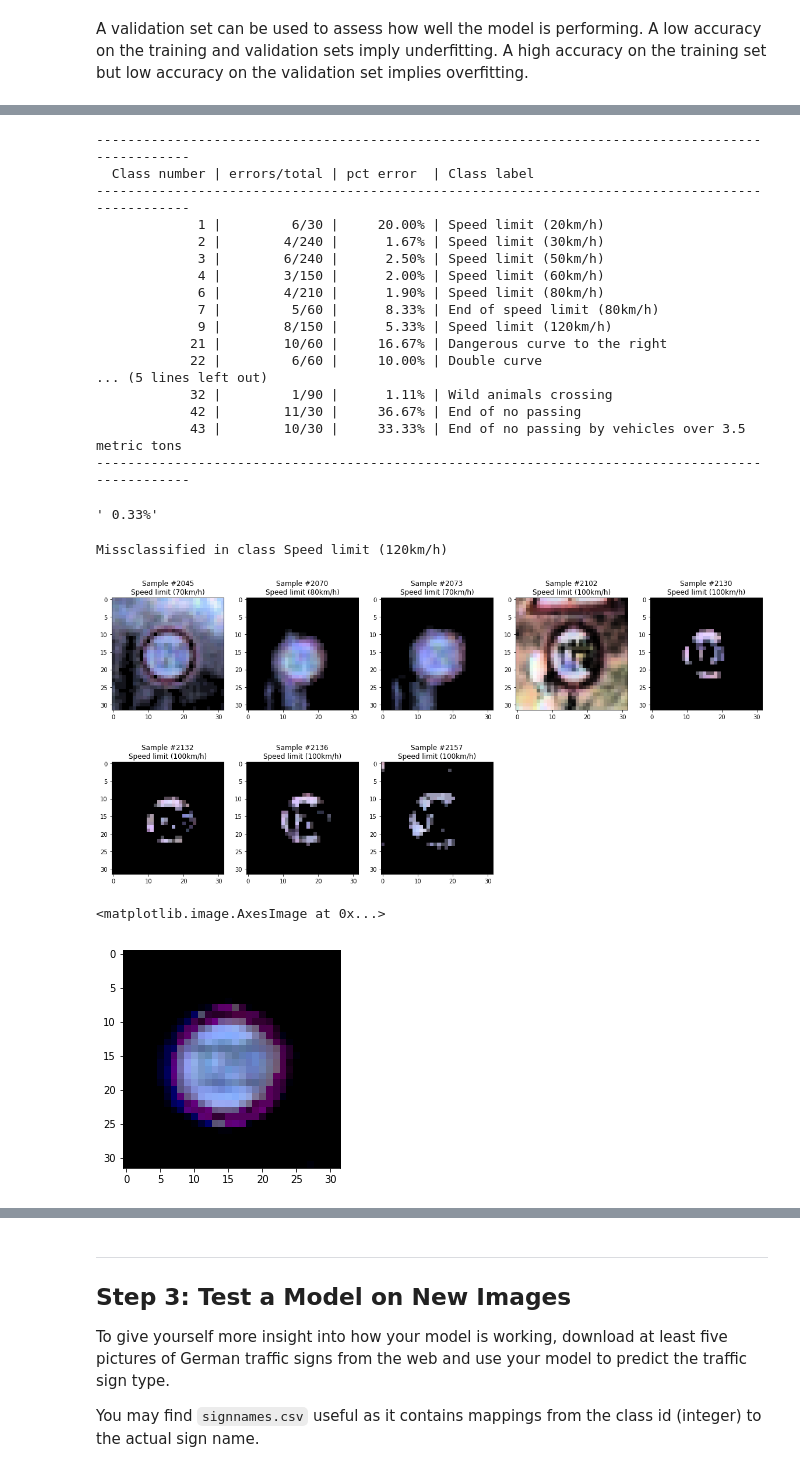
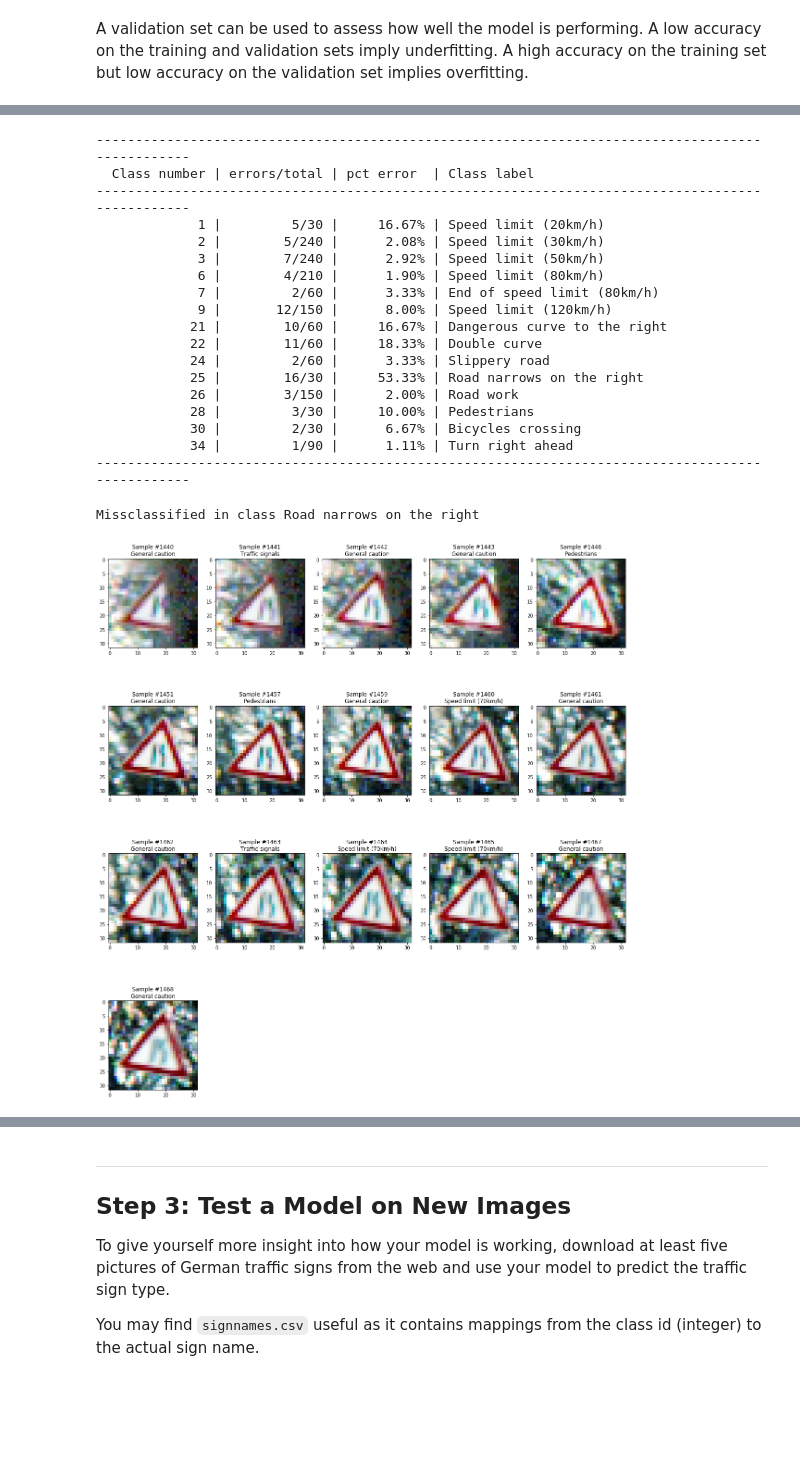
Before and after one commit to NachoCM/CarND-Traffic-Sign-Classifier, a Jupyter notebook: Traffic_Sign_Classifier.ipynb, the cells around one changed output, grey strips where cells are left out. Drawn from its saved outputs; the diff is of its cells as text; code cells hidden in the pictures; blank space fills up the shorter version.

```diff
--- a/Traffic_Sign_Classifier.ipynb
+++ b/Traffic_Sign_Classifier.ipynb
@@ -205,7 +205,7 @@ X_test=preprocess(X_test)
 # %%
 import tensorflow as tf
 
-EPOCHS = 20
+EPOCHS = 50
 BATCH_SIZE = 128
 
 #channels for the convolution layers
@@ -279,7 +279,7 @@ keep_rate = tf.placeholder(tf.float32,(),name='keep_rate')
 one_hot_y = tf.one_hot(y, n_classes)
 # %%
 #learning_rate
-rate = 0.001
+rate = 0.0005
 
 logits = LeNetTraffic(x,keep_rate)
 cross_entropy = tf.nn.softmax_cross_entropy_with_logits(labels=one_hot_y, logits=logits)
@@ -423,29 +423,26 @@ with tf.Session() as sess:
 -------------------------------------------------------------------------------------------------
   Class number | errors/total | pct error  | Class label
 -------------------------------------------------------------------------------------------------
-             1 |         6/30 |     20.00% | Speed limit (20km/h)
-             2 |        4/240 |      1.67% | Speed limit (30km/h)
-             3 |        6/240 |      2.50% | Speed limit (50km/h)
-             4 |        3/150 |      2.00% | Speed limit (60km/h)
+             1 |         5/30 |     16.67% | Speed limit (20km/h)
+             2 |        5/240 |      2.08% | Speed limit (30km/h)
+             3 |        7/240 |      2.92% | Speed limit (50km/h)
              6 |        4/210 |      1.90% | Speed limit (80km/h)
-             7 |         5/60 |      8.33% | End of speed limit (80km/h)
-             9 |        8/150 |      5.33% | Speed limit (120km/h)
+             7 |         2/60 |      3.33% | End of speed limit (80km/h)
+             9 |       12/150 |      8.00% | Speed limit (120km/h)
             21 |        10/60 |     16.67% | Dangerous curve to the right
-            22 |         6/60 |     10.00% | Double curve
-... (5 lines left out)
-            32 |         1/90 |      1.11% | Wild animals crossing
-            42 |        11/30 |     36.67% | End of no passing
-            43 |        10/30 |     33.33% | End of no passing by vehicles over 3.5 metric tons
+            22 |        11/60 |     18.33% | Double curve
+            24 |         2/60 |      3.33% | Slippery road
+            25 |        16/30 |     53.33% | Road narrows on the right
+            26 |        3/150 |      2.00% | Road work
+            28 |         3/30 |     10.00% | Pedestrians
+            30 |         2/30 |      6.67% | Bicycles crossing
+            34 |         1/90 |      1.11% | Turn right ahead
 -------------------------------------------------------------------------------------------------
-# %%
-'{:5.2f}%'.format(1/3)
-# %% [output]
-' 0.33%'
 # %%
 def show_misclassified(sign_index):
     current_sign_mask=((y_valid==sign_index)&(predictions!=y_valid))
     indexes=list(np.where(current_sign_mask)[0])
-    plt.figure(figsize=(20,160))
+    plt.figure(figsize=(20,40))
     print('Missclassified in class '+signnames[sign_index])
     for i in range(np.sum(current_sign_mask)):
         index=indexes[i]
@@ -454,17 +451,10 @@ def show_misclassified(sign_index):
         plt.subplot(int(signnames_counter[sign_index]/5)+1,5,i+1)
         plt.imshow(image)
         plt.title('Sample #'+str(index)+'\n'+str(signnames[predictions[index]]))
+    plt.savefig('Misclassifications in class'+signnames[sign_index]+'.png')
 # %%
-show_misclassified(8)
+show_misclassified(24)
 # %% [output]
-Missclassified in class Speed limit (120km/h)
+Missclassified in class Road narrows on the right
-[figure, old version]
+[figure, new version]
-# %%
-X_valid_orig[2093,0:5,0:5,:]
-test_image=np.copy(X_valid_orig)
-test_image[test_image<20]=0
-plt.imshow(equalize(test_image[2093]))
-# %% [output]
-<matplotlib.image.AxesImage at 0x...>
-[figure, removed]
 # %%
```
Also changed, not shown: parts of 6 cells of this notebook, 8 other files.
